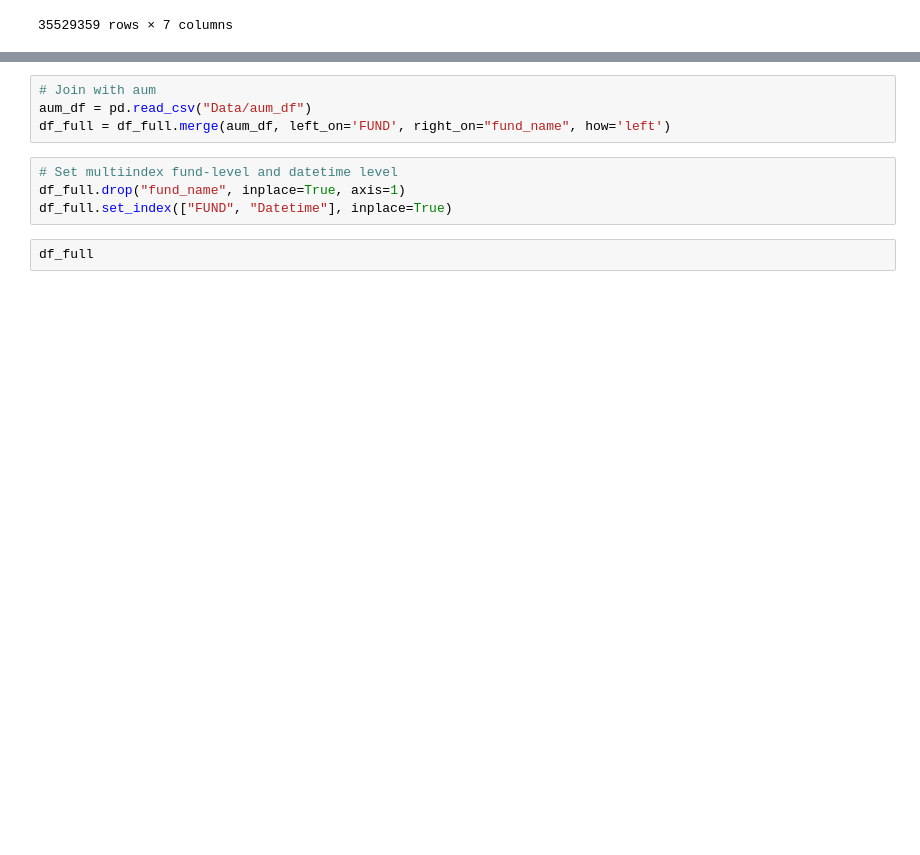
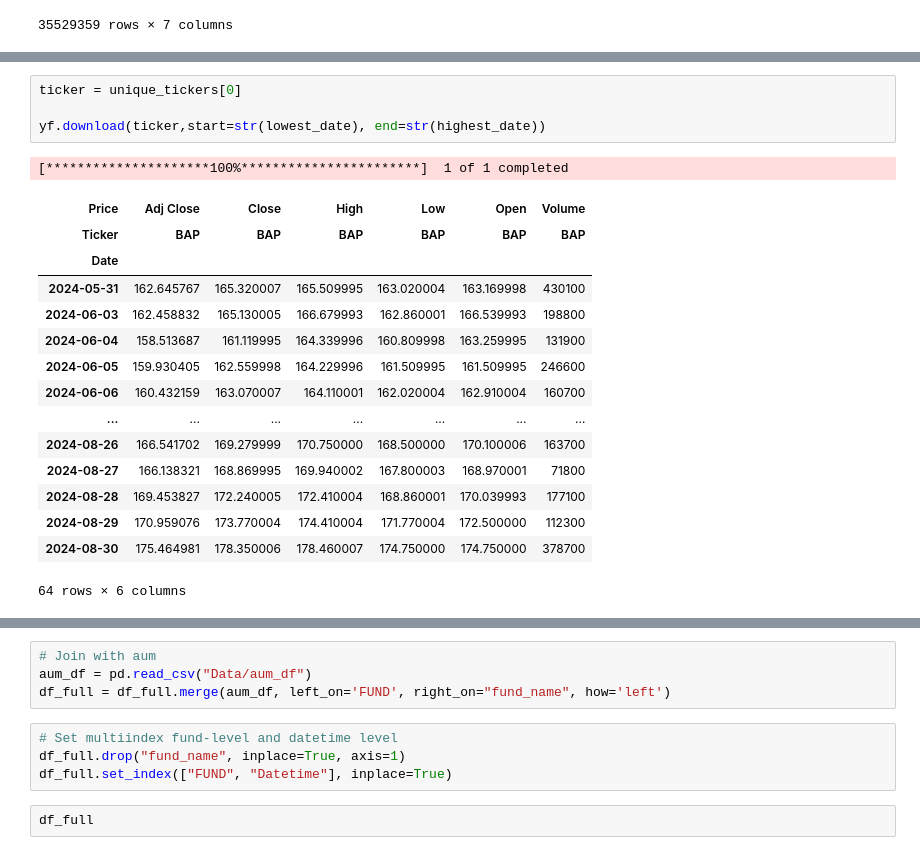
Before and after one commit to mackenziequ/13fIndicator, a Jupyter notebook: preprocessing.ipynb, the cells around one changed output, grey strips where cells are left out. Drawn from its saved outputs; the diff is of its cells as text; blank space fills up the shorter version.

```diff
--- a/preprocessing.ipynb
+++ b/preprocessing.ipynb
@@ -53,0 +160,21 @@ df_full
+# %%
+ticker = unique_tickers[0]
+
+yf.download(ticker,start=str(lowest_date), end=str(highest_date))
+# %% [output]
+[*********************100%***********************]  1 of 1 completed
+| Price | Adj Close | Close | High | Low | Open | Volume |
+| Ticker | BAP | BAP | BAP | BAP | BAP | BAP |
+| Date |  |  |  |  |  |  |
+| 2024-05-31 | 162.645767 | 165.320007 | 165.509995 | 163.020004 | 163.169998 | 430100 |
+| 2024-06-03 | 162.458832 | 165.130005 | 166.679993 | 162.860001 | 166.539993 | 198800 |
+| 2024-06-04 | 158.513687 | 161.119995 | 164.339996 | 160.809998 | 163.259995 | 131900 |
+| 2024-06-05 | 159.930405 | 162.559998 | 164.229996 | 161.509995 | 161.509995 | 246600 |
+| 2024-06-06 | 160.432159 | 163.070007 | 164.110001 | 162.020004 | 162.910004 | 160700 |
+| ... | ... | ... | ... | ... | ... | ... |
+| 2024-08-26 | 166.541702 | 169.279999 | 170.750000 | 168.500000 | 170.100006 | 163700 |
+| 2024-08-27 | 166.138321 | 168.869995 | 169.940002 | 167.800003 | 168.970001 | 71800 |
+| 2024-08-28 | 169.453827 | 172.240005 | 172.410004 | 168.860001 | 170.039993 | 177100 |
+| 2024-08-29 | 170.959076 | 173.770004 | 174.410004 | 171.770004 | 172.500000 | 112300 |
+| 2024-08-30 | 175.464981 | 178.350006 | 178.460007 | 174.750000 | 174.750000 | 378700 |
+64 rows × 6 columns
```
Also changed, not shown: parts of 25 cells of this notebook, 2 other files.
